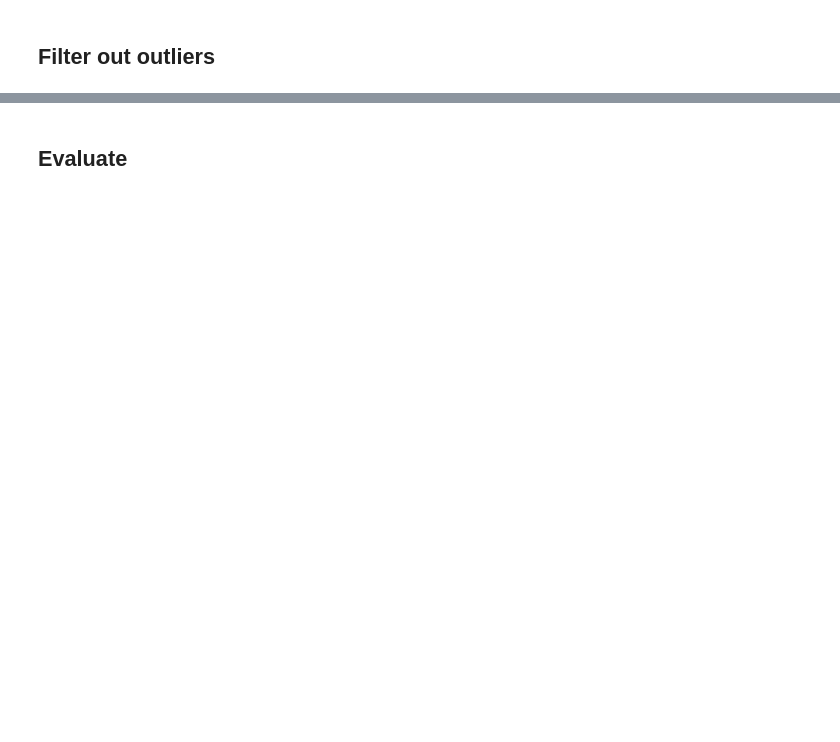
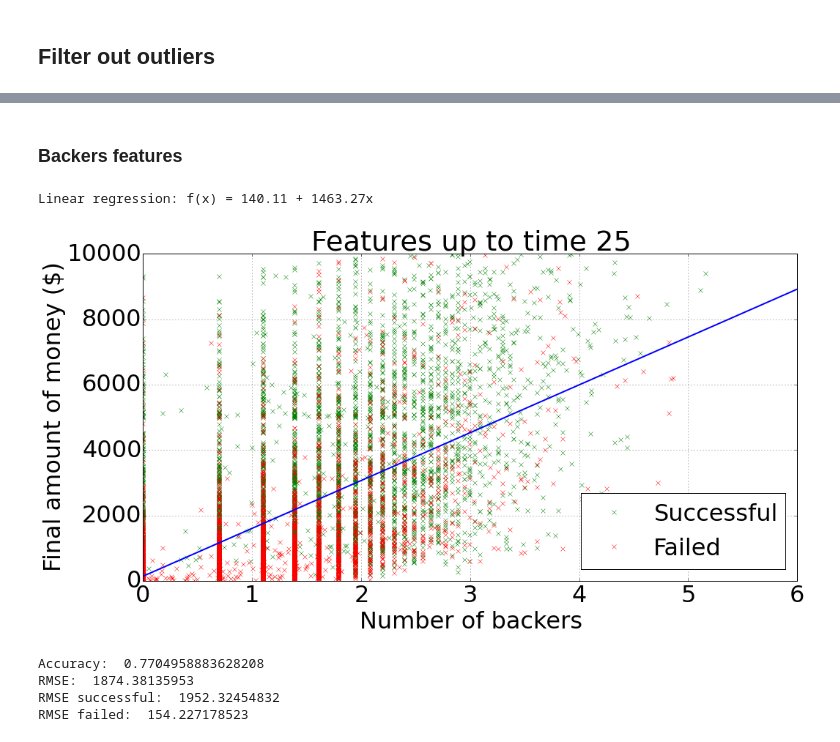
Before and after one commit to vicow/gaussian-process, a Jupyter notebook: notebooks/sidekick-10-features-extraction.ipynb, the cells around one changed output, grey strips where cells are left out. Cells and saved outputs as stored; diff of their text form; code cells hidden in the pictures; blank space fills up the shorter version.

```diff
--- a/notebooks/sidekick-10-features-extraction.ipynb
+++ b/notebooks/sidekick-10-features-extraction.ipynb
@@ -66,3 +206,5 @@ We train the model for features extracted using the money time series up to time
+# %% [markdown]
+### Backers features
 # %%
 t = 25
 granularity = 1
@@ -72,59 +214,61 @@ n_samples = 1
 T = 999
 standardize = False
 extractor1 = lambda a: a[t-1]
-extractor2 = lambda a: a[t-1] / t
-extractor3 = lambda a: mean_increment(a)
-extractor4 = lambda a: np.max(np.diff(a))
+extractor2 = lambda a: np.mean(a)
+extractor3 = lambda a: np.mean(np.diff(a))
+extractor4 = lambda a: np.log(a[t-1] + 1)
 
-processing = extractor1
+processing = extractor4
 
-X_train = np.ndarray(shape=(len(projects_train_filtered), n_samples), buffer=np.array([processing(p.money[samples]) for p in projects_train_filtered]), dtype=float)
+X_train = np.ndarray(shape=(len(projects_train_filtered), n_samples), buffer=np.array([processing(p.backers[samples]) for p in projects_train_filtered]), dtype=float)
 y_train = np.expand_dims(np.array([p.money[T] for p in projects_train_filtered]), axis=1)
-X_test = np.ndarray(shape=(len(projects_test_filtered), n_samples), buffer=np.array([processing(p.money[samples]) for p in projects_test_filtered]), dtype=float)
+X_test = np.ndarray(shape=(len(projects_test_filtered), n_samples), buffer=np.array([processing(p.backers[samples]) for p in projects_test_filtered]), dtype=float)
 y_test = np.expand_dims(np.array([p.money[T] for p in projects_test_filtered]), axis=1)
 
-X_train_successful = [processing(p.money[samples]) for p in projects_train_filtered if p.successful]
+X_train_successful = [processing(p.backers[samples]) for p in projects_train_filtered if p.successful]
 y_train_successful = [p.money[T] for p in projects_train_filtered if p.successful]
-X_train_failed = [processing(p.money[samples]) for p in projects_train_filtered if not p.successful]
+X_train_failed = [processing(p.backers[samples]) for p in projects_train_filtered if not p.successful]
 y_train_failed = [p.money[T] for p in projects_train_filtered if not p.successful]
 
-X_test_successful = [processing(p.money[samples]) for p in projects_test_filtered if p.successful]
+X_test_successful = [processing(p.backers[samples]) for p in projects_test_filtered if p.successful]
 y_test_successful = [p.money[T] for p in projects_test_filtered if p.successful]
-X_test_failed = [processing(p.money[samples]) for p in projects_test_filtered if not p.successful]
+X_test_failed = [processing(p.backers[samples]) for p in projects_test_filtered if not p.successful]
 y_test_failed = [p.money[T] for p in projects_test_filtered if not p.successful]
 
 if standardize:
     X_train_mean = np.mean(X_train, axis=0)
     X_train_std = np.std(X_train, axis=0)
     X_train = (X_train - X_train_mean) / X_train_std
     X_test = (X_test - X_train_mean) / X_train_std
 
 # Create linear regression object
 regr = linear_model.LinearRegression()
 regr.fit(X_train, y_train)
 
 print('Linear regression: f(x) = %0.2f + %0.2fx' % (regr.intercept_[0], regr.coef_[0, 0]))
 
-print("Successful (train): %s (%.2f%%)" % (len(X_train_successful), len(X_train_successful) / len(projects_train_filtered) * 100))
-print("Failed (train): %s (%.2f%%)" % (len(X_train_failed), len(X_train_failed) / len(projects_train_filtered) * 100))
-
-print("Successful (test): %s (%.2f%%)" % (len(X_test_successful), len(X_test_successful) / len(projects_test_filtered) * 100))
-print("Failed (test): %s (%.2f%%)" % (len(X_test_failed), len(X_test_failed) / len(projects_test_filtered) * 100))
-
-plt.plot(X_train_successful, y_train_successful, 'xg')
-plt.plot(X_train_failed, y_train_failed, 'xr', alpha=0.2)
+plt.plot(X_train_successful, y_train_successful, 'xg', label="Successful")
+plt.plot(X_train_failed, y_train_failed, 'xr', alpha=1, label="Failed")
 
 #plt.plot(X_train, y_train, 'xb')
 
 x = np.linspace(plt.xlim()[0], plt.xlim()[1], 1000)
 y_pred = x * regr.coef_ + regr.intercept_
 plt.plot(x, y_pred[0], 'b-', lw=2)
-plt.title("Mean increments at time %s versus final amount" % t)
-plt.xlabel("Average increment ($)")
-plt.ylabel("Final amount ($)")
+plt.title("Features up to time %s" % t)
+plt.legend(loc='best', numpoints=1)
+plt.grid()
+plt.xlabel("Number of backers")
+plt.ylabel("Final amount of money ($)")
 plt.xlim([0, plt.xlim()[1]])
-#plt.ylim([0, 1.5 * outlier_threshold])
+plt.ylim([0, outlier_threshold])
 plt.savefig("increments_t_%s_linear_regression.pdf" % t)
 plt.show()
+evaluate(X_test, y_test, model=regr)
+# %% [output]
+Linear regression: f(x) = 140.11 + 1463.27x
+[figure, added]
+Accuracy:  0.7704958883628208
+RMSE:  1874.38135953
+RMSE successful:  1952.32454832
+RMSE failed:  154.227178523
-# %% [markdown]
-## Evaluate
```
Also changed, not shown: parts of 11 cells of this notebook.
